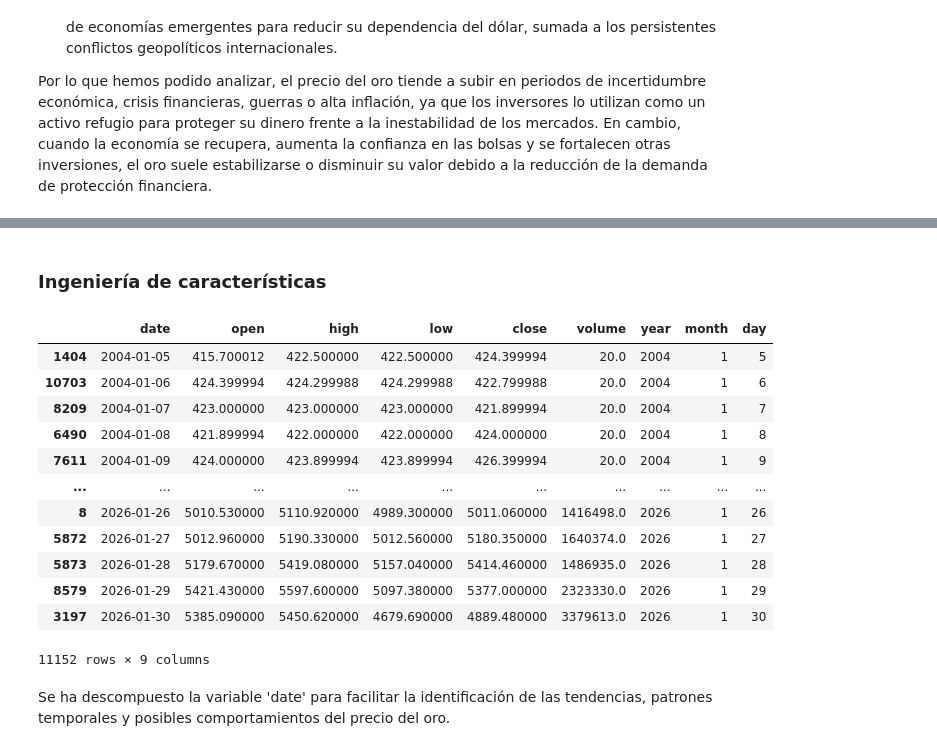
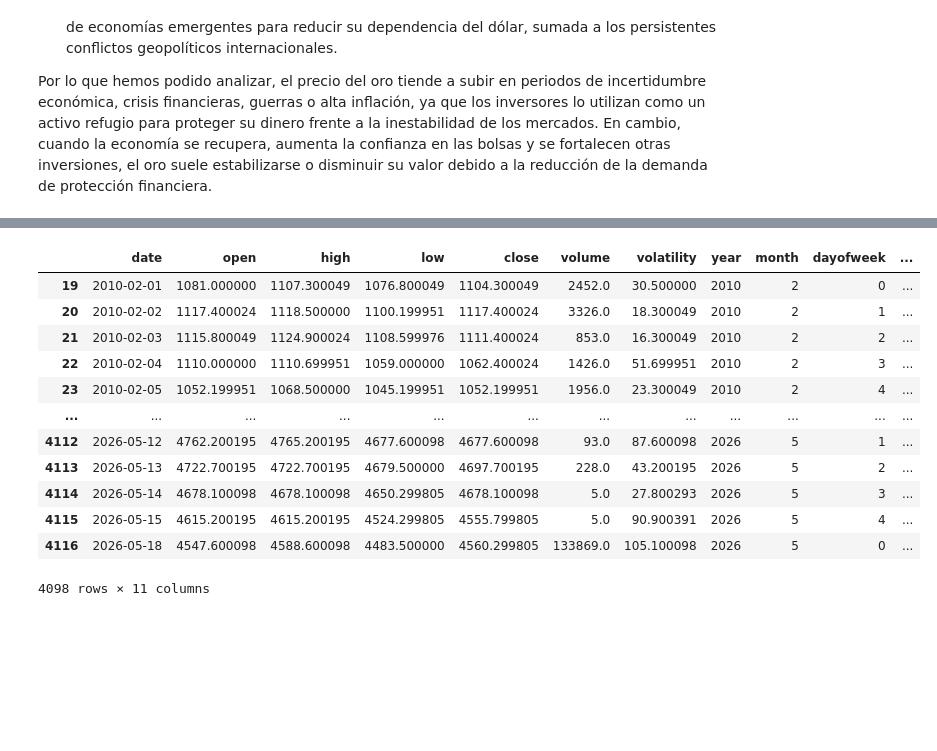
Before and after one commit to Apedlop/Prediccion_oro, a Jupyter notebook: notebooks/hito1.ipynb, the cells around one changed output, grey strips where cells are left out. Saved outputs shown, nothing was run; the diff lists cells and outputs as text; code cells hidden in the pictures; blank space fills up the shorter version.

```diff
--- a/notebooks/hito1.ipynb
+++ b/notebooks/hito1.ipynb
@@ -66,0 +101,21 @@ df
+# %%
+df = df.sort_values("date")
+
+df["date"] = pd.to_datetime(df["date"], errors="coerce")
+
+# eliminar columnas irrelevantes
+df = df.drop(columns=["ingested_at", "source"], errors="ignore")
+
+# duplicados
+df = df.drop_duplicates(subset=['date'], keep='first')
+
+# nulos
+df = df.dropna()
+
+# filtro temporal
+df = df[df["date"] >= "2010-01-01"]
+
+# resetear index
+df = df.reset_index(drop=True)
+
+df
@@ -90,8 +137,0 @@ Como podemos observar, la variable 'date' es de tipo *string*, por lo que vamos
-# %%
-df["date"] = pd.to_datetime(
-    df["date"],
-    format="mixed", # detectar distintos formatos
-    errors="coerce" # convertir errores a NaT
-)
-
-df.info()
@@ -116,5 +137,0 @@ Se van a eliminar las variables que no nos van a hacer falta, como 'source' y 'i
-# %%
-# Eliminar variables que no se van a usar
-df = df.drop(columns=["ingested_at", "source"])
-
-df.info()
@@ -302,25 +275,26 @@ df
-# %% [markdown]
-### Ingeniería de características
 # %%
-# Descomposición de la fecha
+df["volatility"] = df["high"] - df["low"]
+
 df["year"] = df["date"].dt.year
 df["month"] = df["date"].dt.month
-df["day"] = df["date"].dt.day
+df["dayofweek"] = df["date"].dt.dayofweek
+
+df["ma_20"] = df["close"].rolling(20).mean()
+
+df = df.dropna()
 
 df
 # %% [output]
-|  | date | open | high | low | close | volume | year | month | day |
-| 1404 | 2004-01-05 | 415.700012 | 422.500000 | 422.500000 | 424.399994 | 20.0 | 2004 | 1 | 5 |
-| 10703 | 2004-01-06 | 424.399994 | 424.299988 | 424.299988 | 422.799988 | 20.0 | 2004 | 1 | 6 |
-| 8209 | 2004-01-07 | 423.000000 | 423.000000 | 423.000000 | 421.899994 | 20.0 | 2004 | 1 | 7 |
-| 6490 | 2004-01-08 | 421.899994 | 422.000000 | 422.000000 | 424.000000 | 20.0 | 2004 | 1 | 8 |
-| 7611 | 2004-01-09 | 424.000000 | 423.899994 | 423.899994 | 426.399994 | 20.0 | 2004 | 1 | 9 |
-| ... | ... | ... | ... | ... | ... | ... | ... | ... | ... |
-| 8 | 2026-01-26 | 5010.530000 | 5110.920000 | 4989.300000 | 5011.060000 | 1416498.0 | 2026 | 1 | 26 |
-| 5872 | 2026-01-27 | 5012.960000 | 5190.330000 | 5012.560000 | 5180.350000 | 1640374.0 | 2026 | 1 | 27 |
-| 5873 | 2026-01-28 | 5179.670000 | 5419.080000 | 5157.040000 | 5414.460000 | 1486935.0 | 2026 | 1 | 28 |
-| 8579 | 2026-01-29 | 5421.430000 | 5597.600000 | 5097.380000 | 5377.000000 | 2323330.0 | 2026 | 1 | 29 |
-| 3197 | 2026-01-30 | 5385.090000 | 5450.620000 | 4679.690000 | 4889.480000 | 3379613.0 | 2026 | 1 | 30 |
+|  | date | open | high | low | close | volume | volatility | year | month | dayofweek | ... |
+| 19 | 2010-02-01 | 1081.000000 | 1107.300049 | 1076.800049 | 1104.300049 | 2452.0 | 30.500000 | 2010 | 2 | 0 | ... |
+| 20 | 2010-02-02 | 1117.400024 | 1118.500000 | 1100.199951 | 1117.400024 | 3326.0 | 18.300049 | 2010 | 2 | 1 | ... |
+| 21 | 2010-02-03 | 1115.800049 | 1124.900024 | 1108.599976 | 1111.400024 | 853.0 | 16.300049 | 2010 | 2 | 2 | ... |
+| 22 | 2010-02-04 | 1110.000000 | 1110.699951 | 1059.000000 | 1062.400024 | 1426.0 | 51.699951 | 2010 | 2 | 3 | ... |
+| 23 | 2010-02-05 | 1052.199951 | 1068.500000 | 1045.199951 | 1052.199951 | 1956.0 | 23.300049 | 2010 | 2 | 4 | ... |
+| ... | ... | ... | ... | ... | ... | ... | ... | ... | ... | ... | ... |
+| 4112 | 2026-05-12 | 4762.200195 | 4765.200195 | 4677.600098 | 4677.600098 | 93.0 | 87.600098 | 2026 | 5 | 1 | ... |
+| 4113 | 2026-05-13 | 4722.700195 | 4722.700195 | 4679.500000 | 4697.700195 | 228.0 | 43.200195 | 2026 | 5 | 2 | ... |
+| 4114 | 2026-05-14 | 4678.100098 | 4678.100098 | 4650.299805 | 4678.100098 | 5.0 | 27.800293 | 2026 | 5 | 3 | ... |
+| 4115 | 2026-05-15 | 4615.200195 | 4615.200195 | 4524.299805 | 4555.799805 | 5.0 | 90.900391 | 2026 | 5 | 4 | ... |
+| 4116 | 2026-05-18 | 4547.600098 | 4588.600098 | 4483.500000 | 4560.299805 | 133869.0 | 105.100098 | 2026 | 5 | 0 | ... |
-11152 rows × 9 columns
+4098 rows × 11 columns
-# %% [markdown]
-Se ha descompuesto la variable 'date' para facilitar la identificación de las tendencias, patrones temporales y posibles comportamientos del precio del oro.
```
Also changed, not shown: parts of 70 cells of this notebook.
